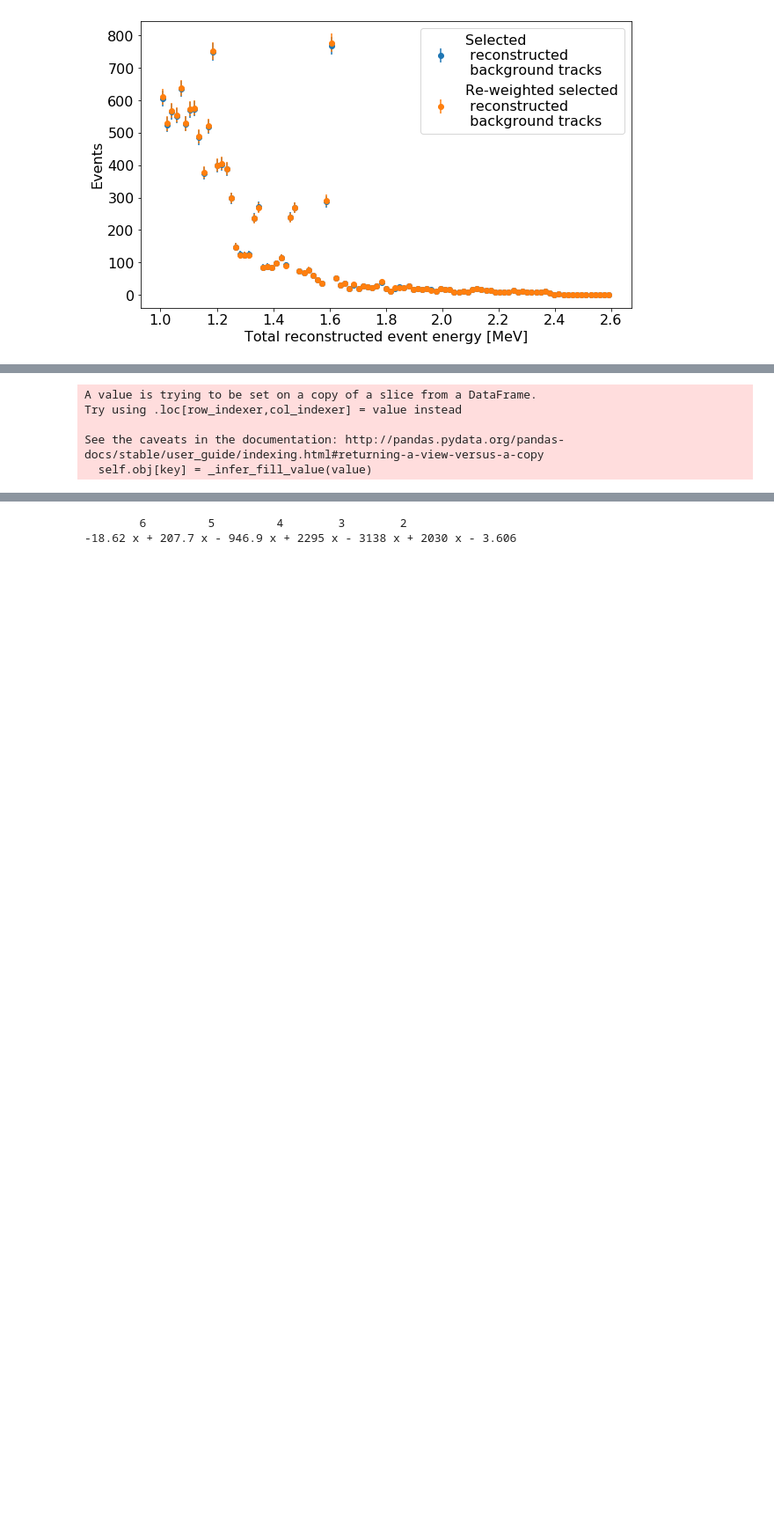
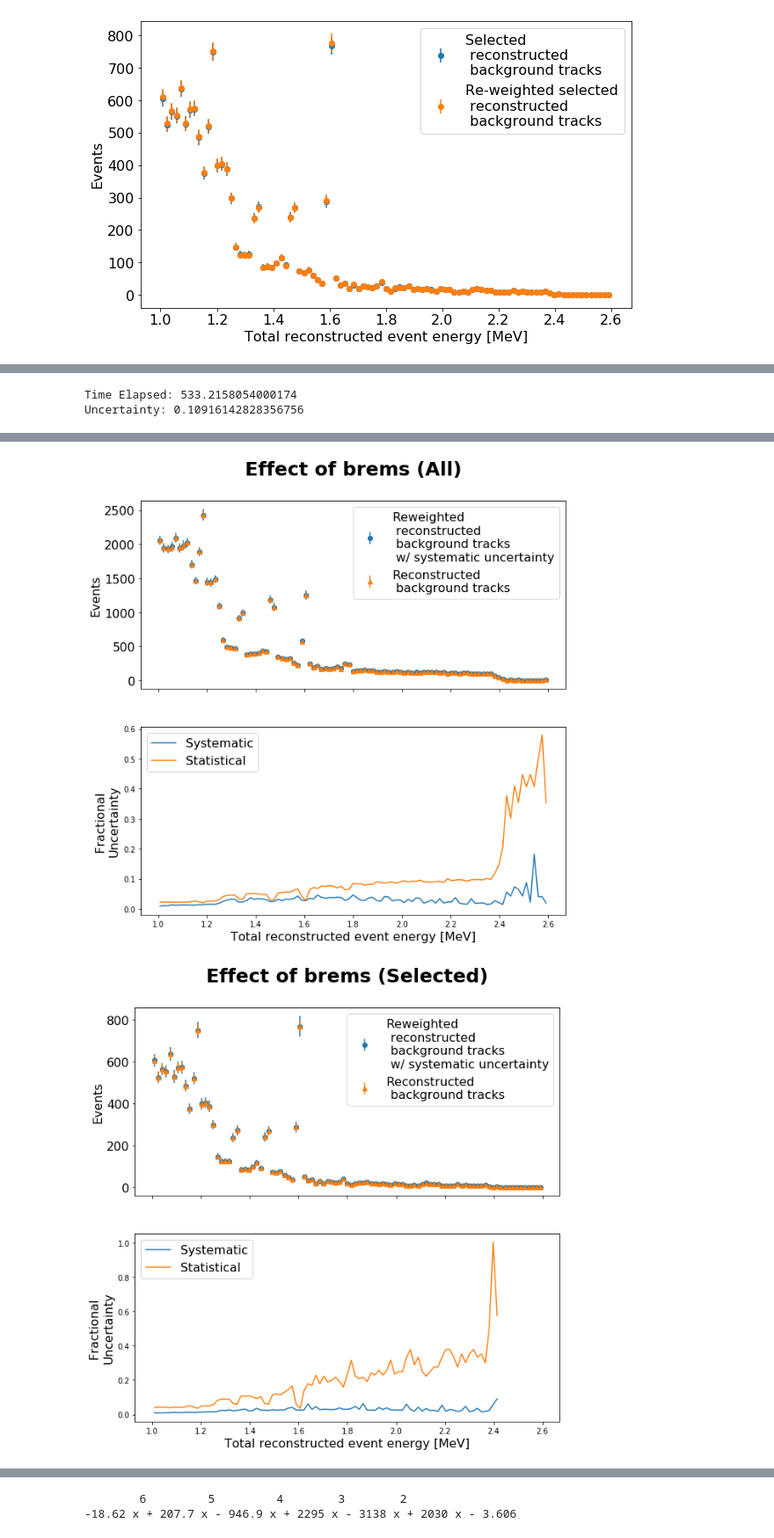
Before and after one commit to k-woodruff/bb2nu, a Jupyter notebook: bb2nu_BG_distribution.ipynb, the cells around one changed output, grey strips where cells are left out. Shown at 88% size. Drawn from its saved outputs; the diff is of its cells as text; code cells hidden in the pictures; blank space fills up the shorter version.

```diff
--- a/bb2nu_BG_distribution.ipynb
+++ b/bb2nu_BG_distribution.ipynb
@@ -405,7 +451,8 @@ The first for loop for selecting the sample size can be run as many times as is
 t0 = time.clock()
 #creating the matrix to hold the weights
 sample_size = 3000
-weight_all = np.zeros((sample_size,len(df_particles_selection['n_brems'])))
+weight_all = np.zeros((sample_size,len(df_particles['n_brems'])))
+weight_all_selection = np.zeros((sample_size,len(df_particles_selection['n_brems'])))
 
 #Begin for loop that calculates the weights for each randomly selected uncertainty from 1% - 10% and randomly selected bin width from .2 to 2
 for j in range(0,sample_size):
@@ -421,13 +468,13 @@ for j in range(0,sample_size):
         df_particles_selection.loc[eslice, 'weight'] = np.exp(-(rate1-rate0))*(rate1/rate0)**df_particles_selection[eslice]['n_brems']
 
     #stores the weights for an uncertainty
-    weight_all[j] = df_particles_selection['weight']
+    weight_all[j] = df_particles['weight']
+    weight_all_selection[j] = df_particles_selection['weight']
 
 t1 = time.clock()-t0
 print('Time Elapsed:', t1)
+eplot(df_particles['reco_energy'], weight_all, sample_size, 'brems (All)')
+eplot(df_particles_selection['reco_energy'], weight_all_selection, sample_size, 'brems (Selected)')
 # %% [output]
-A value is trying to be set on a copy of a slice from a DataFrame.
-Try using .loc[row_indexer,col_indexer] = value instead
-
-See the caveats in the documentation: http://pandas.pydata.org/pandas-docs/stable/user_guide/indexing.html#returning-a-view-versus-a-copy
-  self.obj[key] = _infer_fill_value(value)
+Time Elapsed: 533.2158054000174
+Uncertainty: 0.10916142828356756
@@ -434,0 +482,2 @@ Time Elapsed: 506.59892460000003
+[figure, added]
+[figure, added]
```
Also changed, not shown: parts of 9 cells of this notebook.
